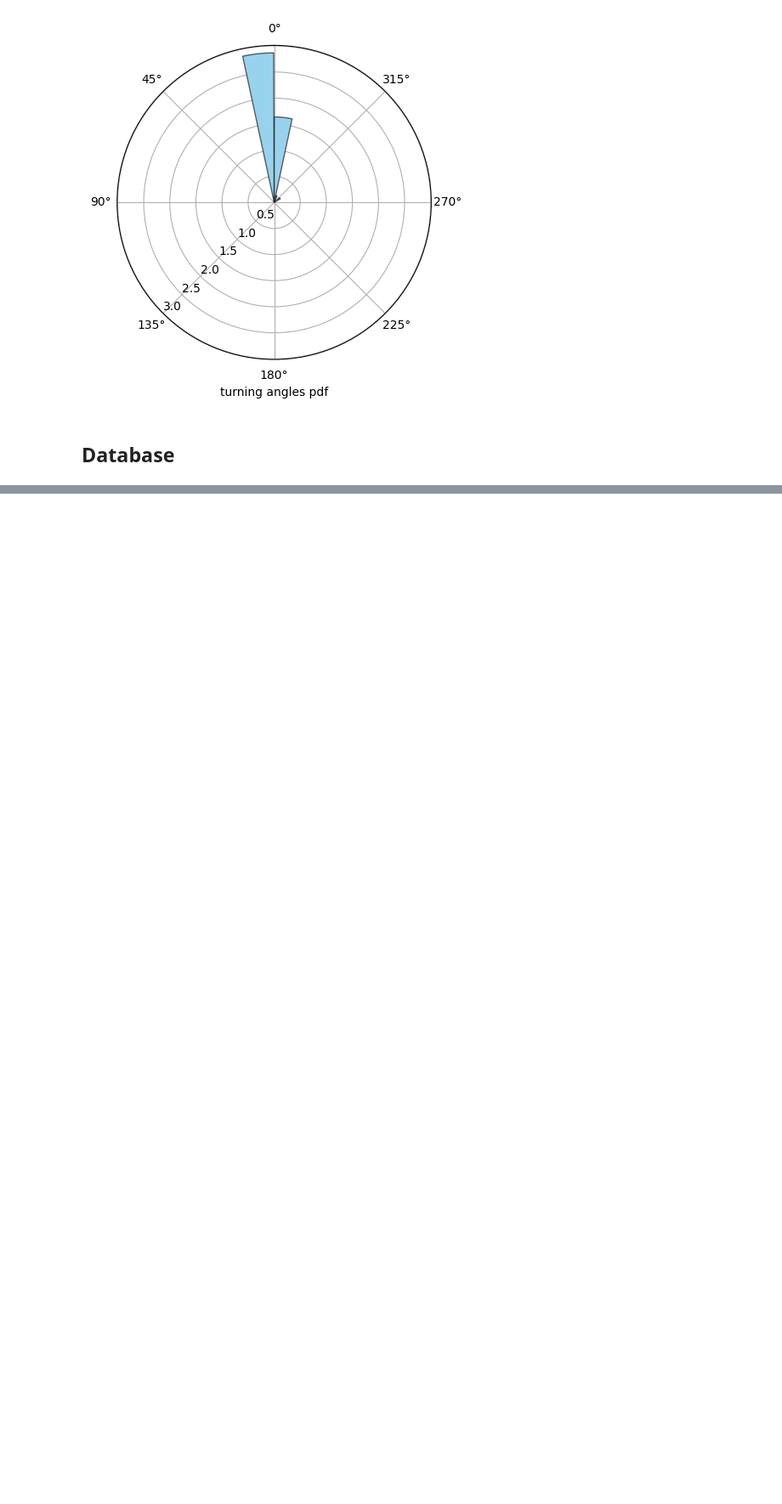
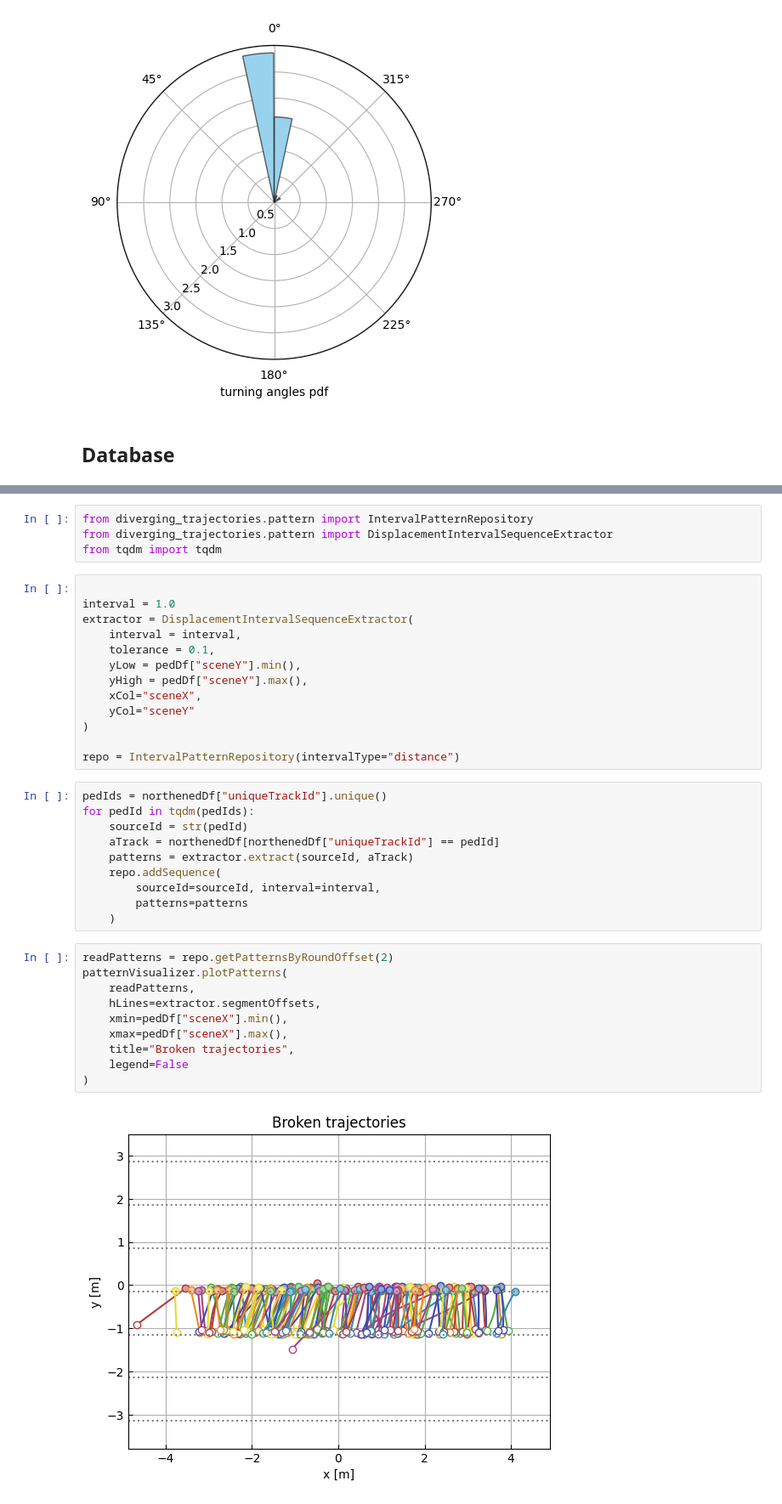
Before and after one commit to adhocmaster/diverging-trajectories, a Jupyter notebook: src/notebooks/break-by-y-axis.ipynb, the cells around one changed output, grey strips where cells are left out. Shown at 85% size. Cells and saved outputs as stored; diff of their text form; blank space fills up the shorter version.

```diff
--- a/src/notebooks/break-by-y-axis.ipynb
+++ b/src/notebooks/break-by-y-axis.ipynb
@@ -242,0 +278,39 @@ AttributeError: 'IntervalPatternRepository' object has no attribute 'getAll'
+# %%
+from diverging_trajectories.pattern import IntervalPatternRepository
+from diverging_trajectories.pattern import DisplacementIntervalSequenceExtractor
+from tqdm import tqdm
+# %%
+
+interval = 1.0
+extractor = DisplacementIntervalSequenceExtractor(
+    interval = interval,
+    tolerance = 0.1,
+    yLow = pedDf["sceneY"].min(),
+    yHigh = pedDf["sceneY"].max(),
+    xCol="sceneX",
+    yCol="sceneY"
+)
+
+repo = IntervalPatternRepository(intervalType="distance")
+# %%
+pedIds = northenedDf["uniqueTrackId"].unique()
+for pedId in tqdm(pedIds):
+    sourceId = str(pedId)
+    aTrack = northenedDf[northenedDf["uniqueTrackId"] == pedId]
+    patterns = extractor.extract(sourceId, aTrack)
+    repo.addSequence(
+        sourceId=sourceId, interval=interval,
+        patterns=patterns
+    )
+# %%
+readPatterns = repo.getPatternsByRoundOffset(2)
+patternVisualizer.plotPatterns(
+    readPatterns,
+    hLines=extractor.segmentOffsets,
+    xmin=pedDf["sceneX"].min(),
+    xmax=pedDf["sceneX"].max(),
+    title="Broken trajectories",
+    legend=False
+)
+# %% [output]
+[figure, added]
```
Also changed, not shown: parts of 7 cells of this notebook, 2 other files.
